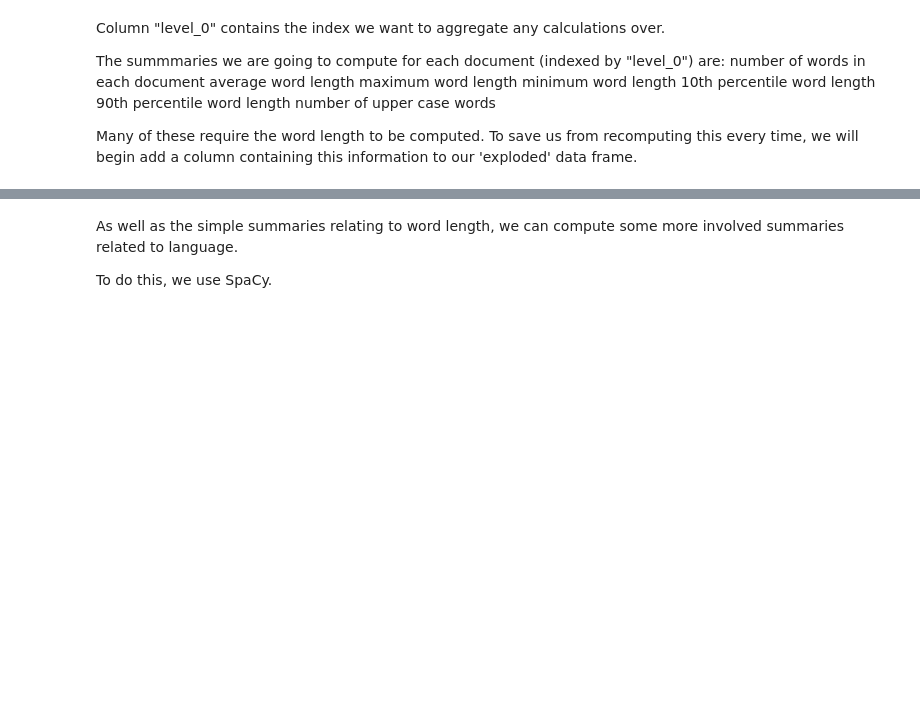
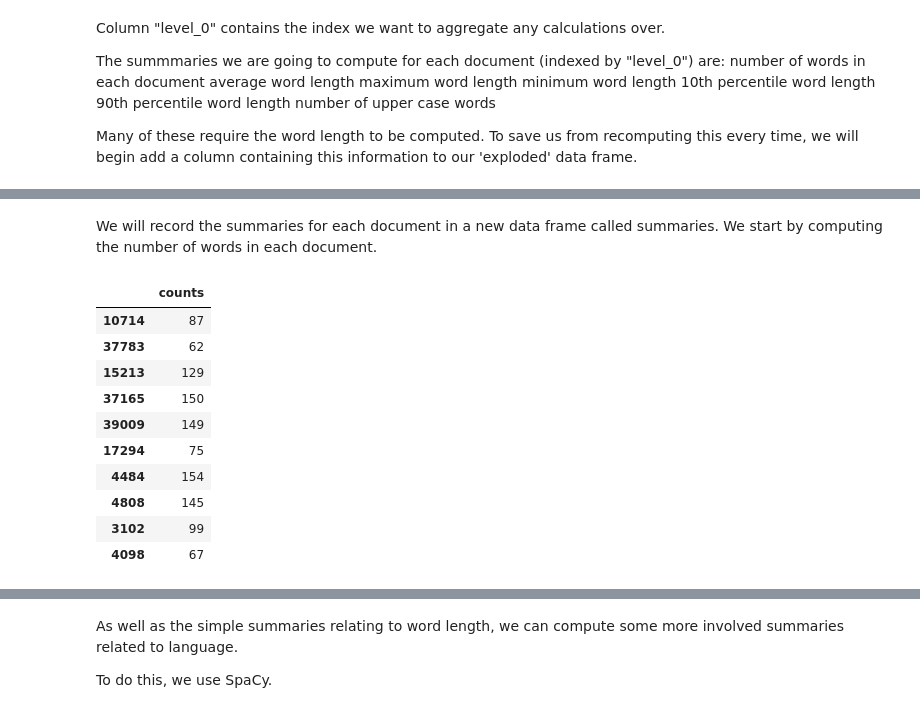
Before and after one commit to willb/openshift-ml-workflows-workshop, a Jupyter notebook: 02a-feature-engineering.ipynb, the cells around one changed output, grey strips where cells are left out. Cells and saved outputs as stored; diff of their text form; code cells hidden in the pictures; blank space fills up the shorter version.

```diff
--- a/02a-feature-engineering.ipynb
+++ b/02a-feature-engineering.ipynb
@@ -110,0 +111,2 @@ df_explode.sample(10) ## looks fine, though punctuation is being counted as a ch
+# %% [markdown]
+We will record the summaries for each document in a new data frame called summaries. We start by computing the number of words in each document.
@@ -110,0 +117,14 @@ df_explode.sample(10) ## looks fine, though punctuation is being counted as a ch
+# %%
+df_summaries.sample(10)
+# %% [output]
+|  | counts |
+| 10714 | 87 |
+| 37783 | 62 |
+| 15213 | 129 |
+| 37165 | 150 |
+| 39009 | 149 |
+| 17294 | 75 |
+| 4484 | 154 |
+| 4808 | 145 |
+| 3102 | 99 |
+| 4098 | 67 |
```
Also changed, not shown: parts of 10 cells of this notebook.
